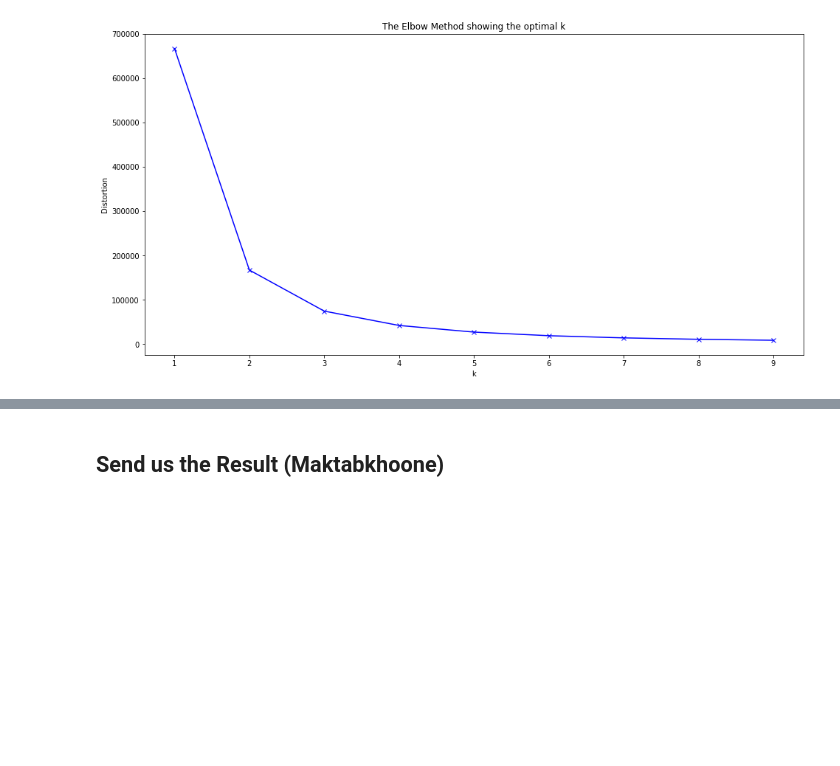
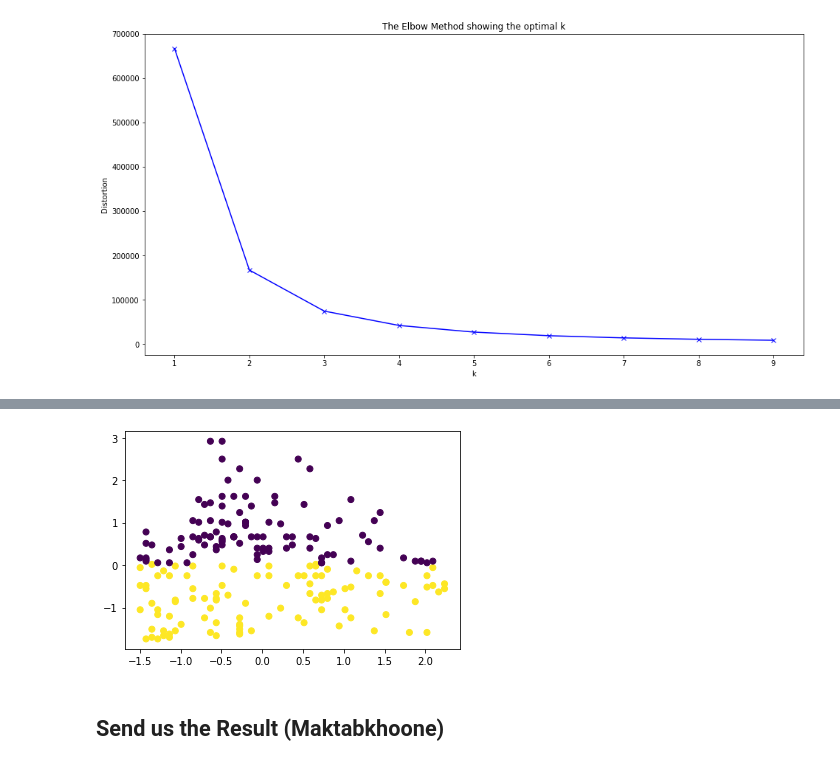
Before and after one commit to amirgarsha/ML_course_maktab, a Jupyter notebook: Mini_Project_4.ipynb, the cells around one changed output, grey strips where cells are left out. Saved outputs shown, nothing was run; the diff lists cells and outputs as text; code cells hidden in the pictures; blank space fills up the shorter version.

```diff
--- a/Mini_Project_4.ipynb
+++ b/Mini_Project_4.ipynb
@@ -181,2 +171,7 @@ Name: k_means, Length: 200, dtype: int32
+# %%
+plt.scatter(df_customer_prc['Age'], df_customer_prc['Annual Income (k$)'], c=kmeanModel.labels_)
+plt.show()
+# %% [output]
+[figure, added]
 # %% [markdown]
 ## Send us the Result (Maktabkhoone)
```
Also changed, not shown: parts of 3 cells of this notebook.
